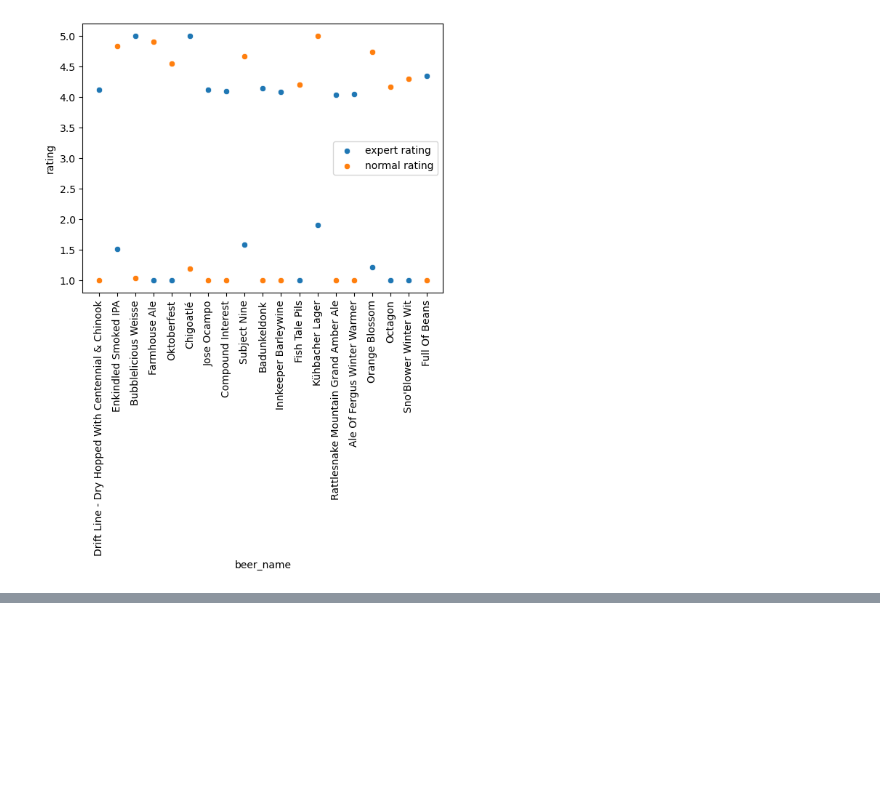
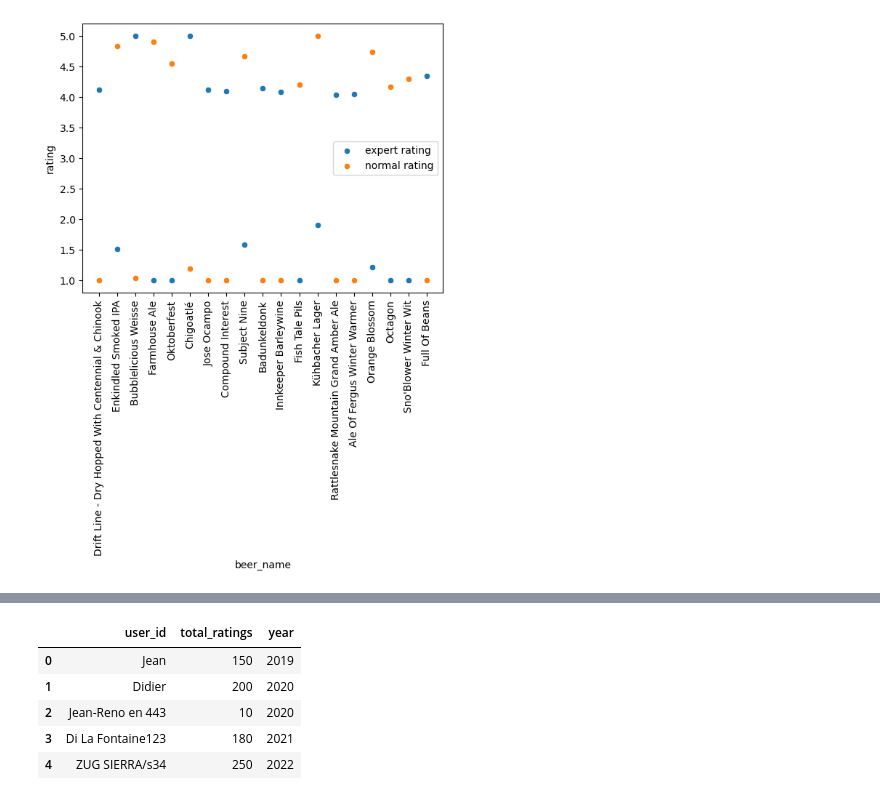
Before and after one commit to epfl-ada/ada-2023-project-remontada, a Jupyter notebook: code/main_yannis.ipynb, the cells around one changed output, grey strips where cells are left out. Saved outputs shown, nothing was run; the diff lists cells and outputs as text; code cells hidden in the pictures; blank space fills up the shorter version.

```diff
--- a/code/main_yannis.ipynb
+++ b/code/main_yannis.ipynb
@@ -382,0 +458,15 @@ plt.show()
+# %%
+data = {
+    'user_id': ['Jean', 'Didier', 'Jean-Reno en 443','Di La Fontaine123', 'ZUG SIERRA/s34'],
+    'total_ratings': [150, 200, 10, 180, 250],
+    'year': [2019, 2020, 2020, 2021, 2022]
+}
+df = pd.DataFrame(data)
+df
+# %% [output]
+|  | user_id | total_ratings | year |
+| 0 | Jean | 150 | 2019 |
+| 1 | Didier | 200 | 2020 |
+| 2 | Jean-Reno en 443 | 10 | 2020 |
+| 3 | Di La Fontaine123 | 180 | 2021 |
+| 4 | ZUG SIERRA/s34 | 250 | 2022 |
```
Also changed, not shown: parts of 18 cells of this notebook, 1 other file.
